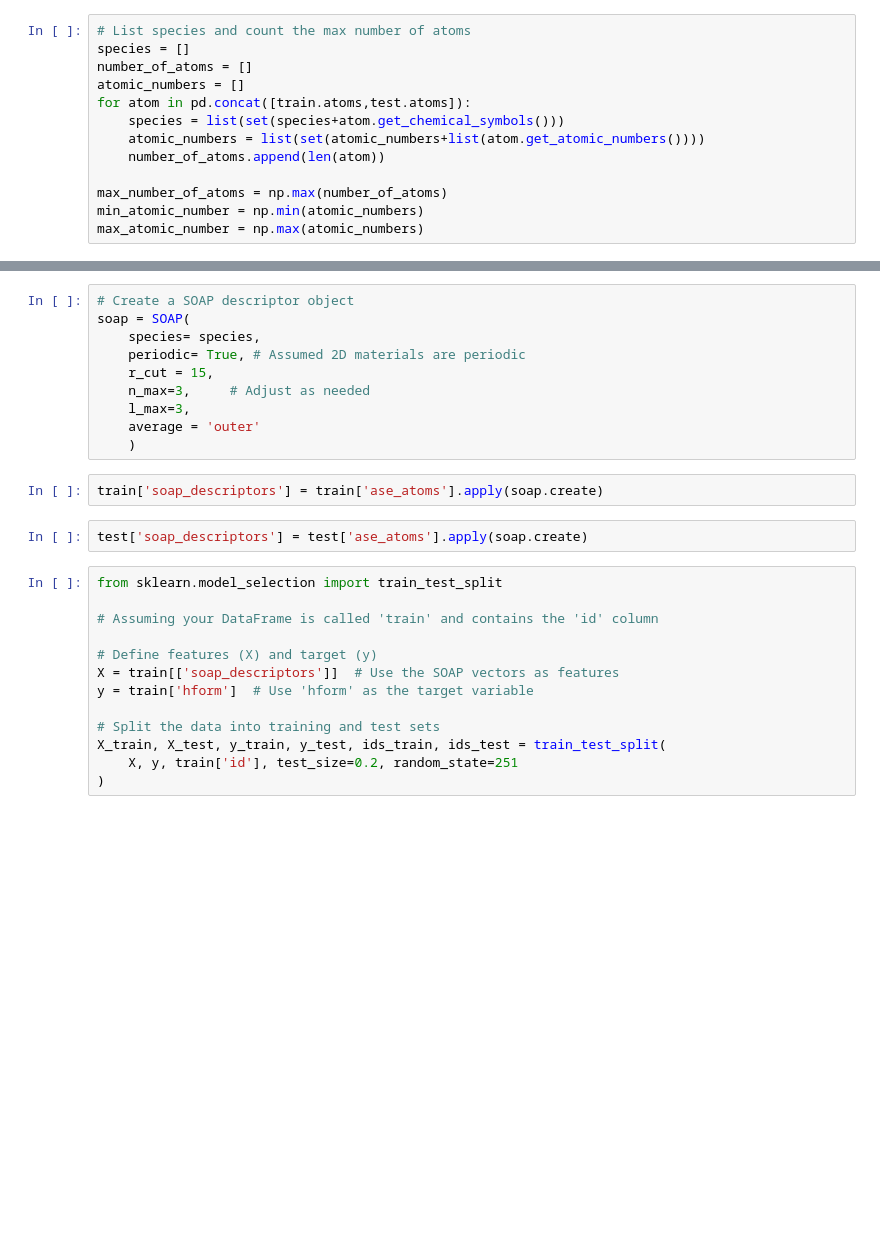
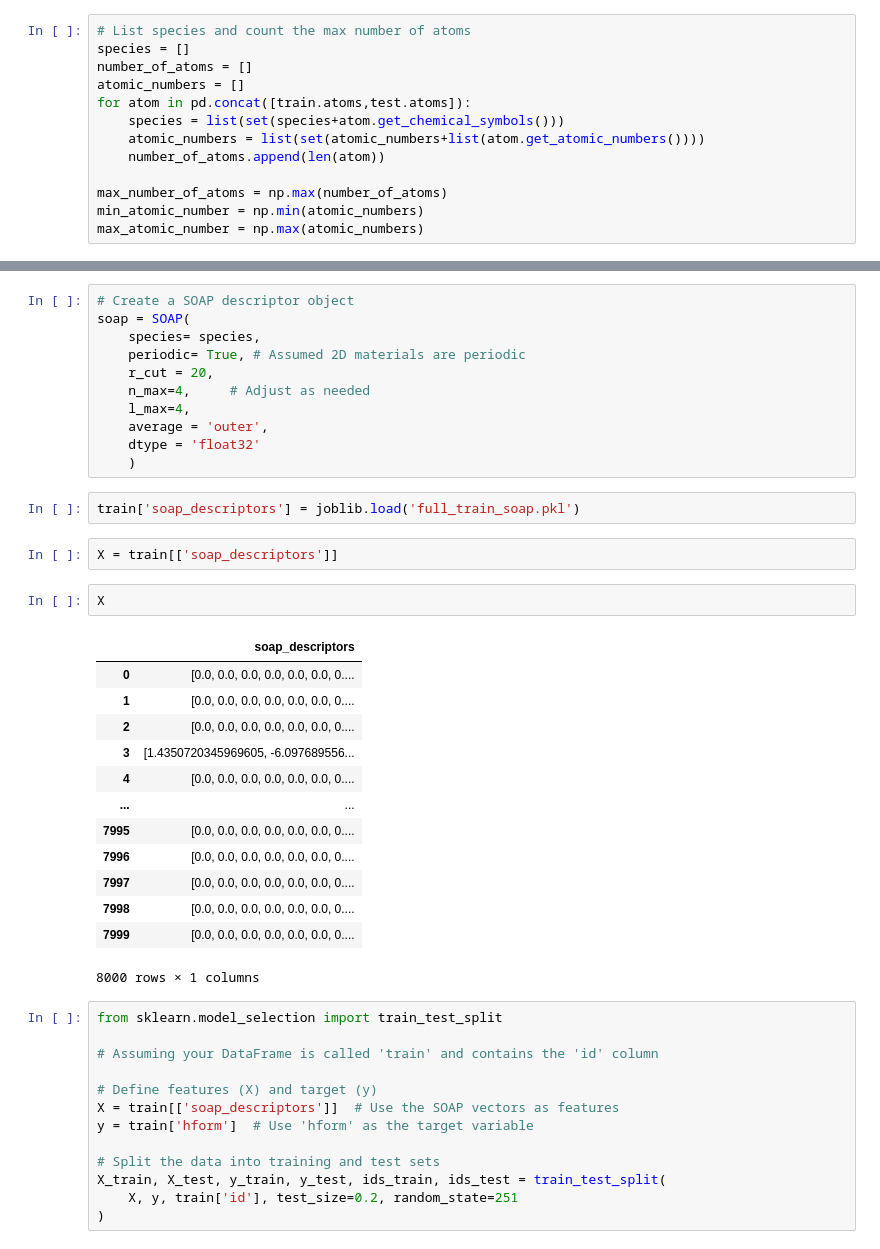
Before and after one commit to fridamarieLJ/Materials-Design-with-Machine-Learning, a Jupyter notebook: Frida playing with colab AI.ipynb, the cells around one changed output, grey strips where cells are left out. Cells and saved outputs as stored; diff of their text form; blank space fills up the shorter version.

```diff
--- a/Frida playing with colab AI.ipynb
+++ b/Frida playing with colab AI.ipynb
@@ -45,15 +38,32 @@ acsf = ACSF(
 soap = SOAP(
     species= species,
     periodic= True, # Assumed 2D materials are periodic
-    r_cut = 15,
-    n_max=3,     # Adjust as needed
-    l_max=3,
-    average = 'outer'
+    r_cut = 20,
+    n_max=4,     # Adjust as needed
+    l_max=4,
+    average = 'outer',
+    dtype = 'float32'
     )
-# %%
-train['soap_descriptors'] = train['ase_atoms'].apply(soap.create)
-# %%
-test['soap_descriptors'] = test['ase_atoms'].apply(soap.create)
+# %%
+train['soap_descriptors'] = joblib.load('full_train_soap.pkl')
+# %%
+X = train[['soap_descriptors']]
+# %%
+X
+# %% [output]
+|  | soap_descriptors |
+| 0 | [0.0, 0.0, 0.0, 0.0, 0.0, 0.0, 0.... |
+| 1 | [0.0, 0.0, 0.0, 0.0, 0.0, 0.0, 0.... |
+| 2 | [0.0, 0.0, 0.0, 0.0, 0.0, 0.0, 0.... |
+| 3 | [1.4350720345969605, -6.097689556... |
+| 4 | [0.0, 0.0, 0.0, 0.0, 0.0, 0.0, 0.... |
+| ... | ... |
+| 7995 | [0.0, 0.0, 0.0, 0.0, 0.0, 0.0, 0.... |
+| 7996 | [0.0, 0.0, 0.0, 0.0, 0.0, 0.0, 0.... |
+| 7997 | [0.0, 0.0, 0.0, 0.0, 0.0, 0.0, 0.... |
+| 7998 | [0.0, 0.0, 0.0, 0.0, 0.0, 0.0, 0.... |
+| 7999 | [0.0, 0.0, 0.0, 0.0, 0.0, 0.0, 0.... |
+8000 rows × 1 columns
 # %%
 from sklearn.model_selection import train_test_split
 
```
Also changed, not shown: parts of 6 cells of this notebook.
